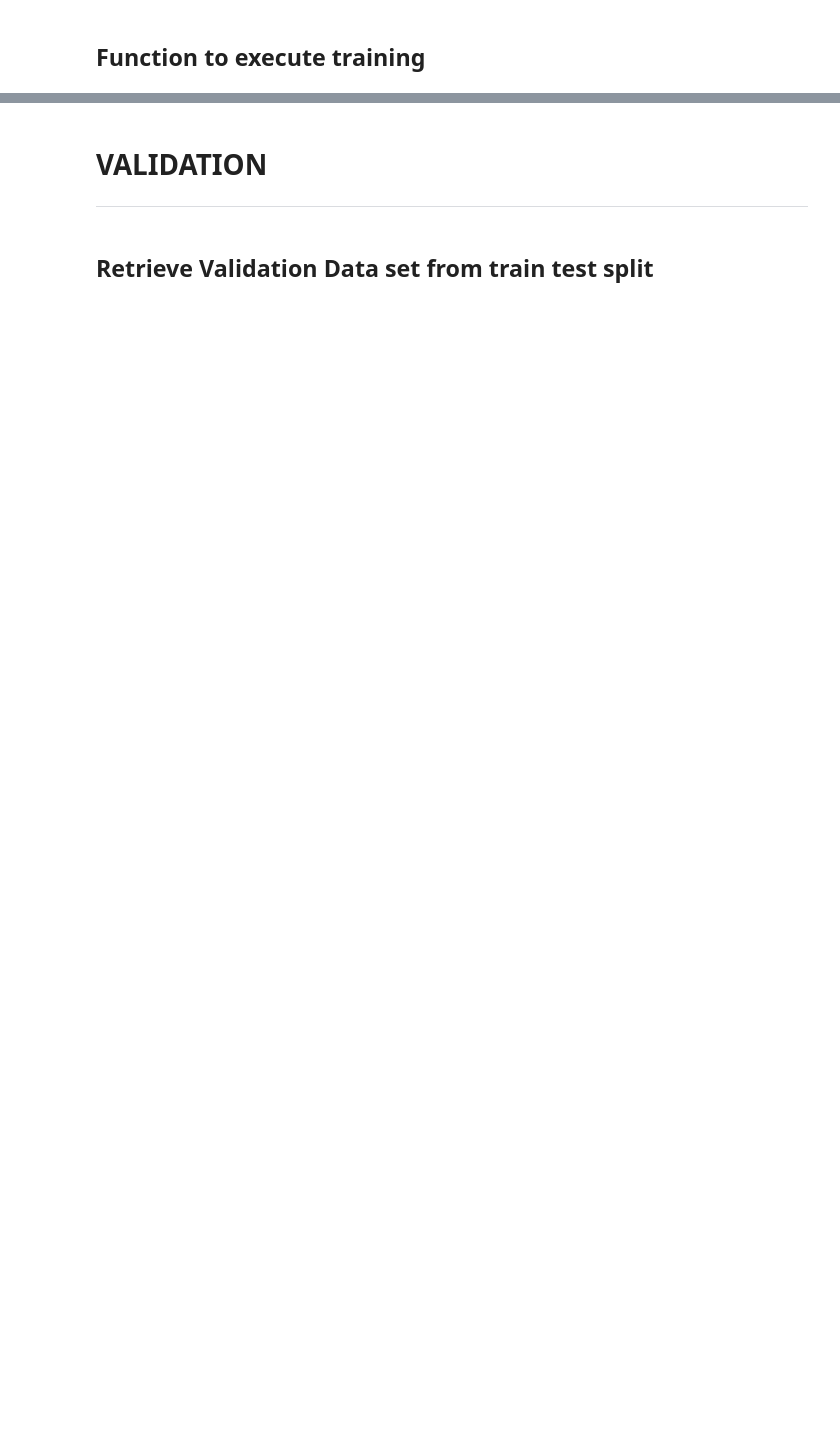
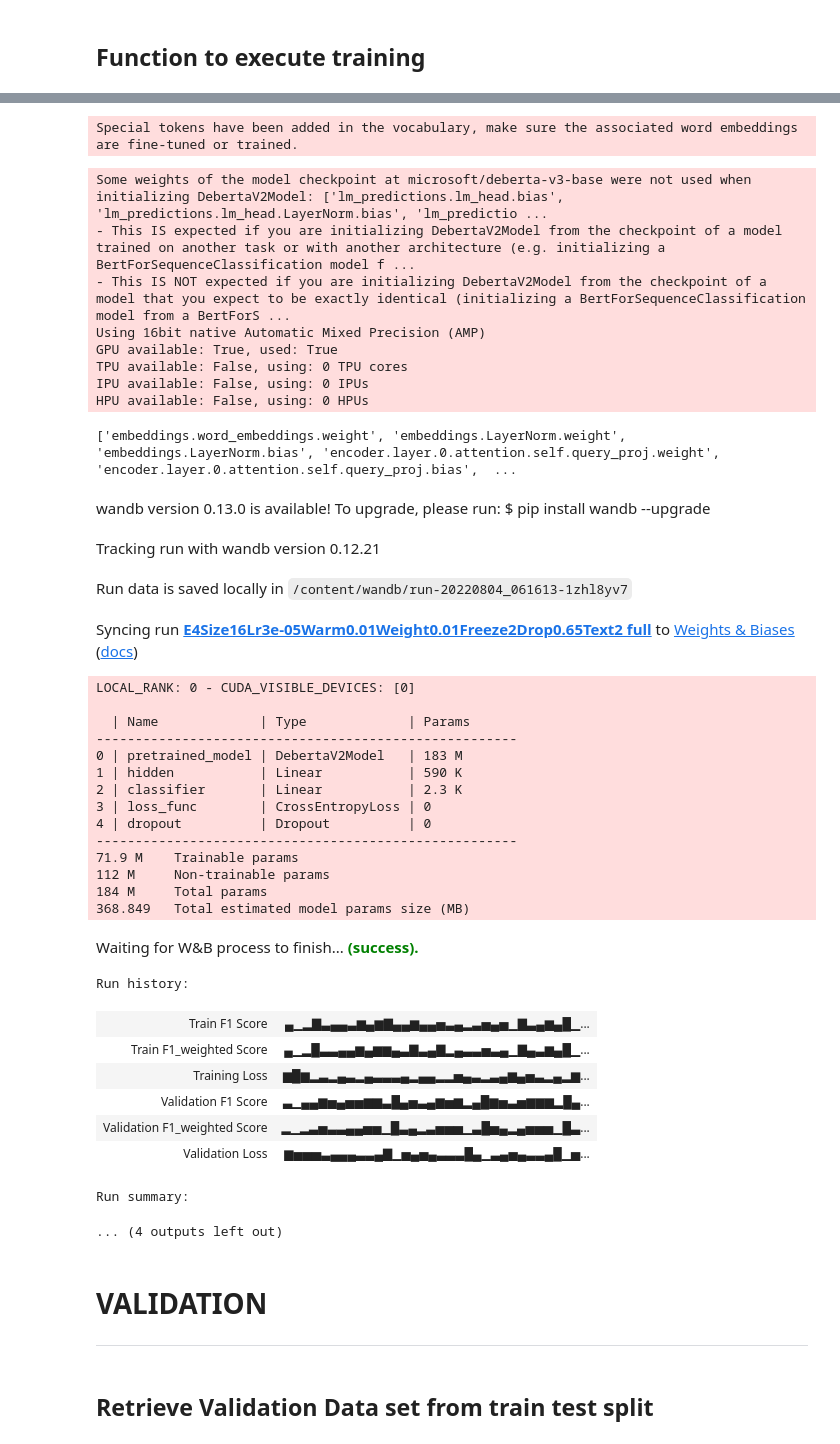
Before and after one commit to kitkeat/Effective-Argument-Prediction-NLP, a Jupyter notebook: 2-modelling-evaluation.ipynb, the cells around one changed output, grey strips where cells are left out. Cells and saved outputs as stored; diff of their text form; code cells hidden in the pictures; blank space fills up the shorter version.

```diff
--- a/2-modelling-evaluation.ipynb
+++ b/2-modelling-evaluation.ipynb
@@ -313,7 +328,7 @@ class _Dataset(Dataset):
         else:
 #             df = pd.read_csv(self.data_path)
             df = self.data_path
-            df = df.sample(1000)
+            # df = df.sample(1000)
             try:
                 df['essay_text']  = df['essay_id'].apply(lambda x: get_essay(x, is_train=True))
             except:
@@ -958,5 +895,5 @@ def train(config,Text_Classifier,project,samplesize, notes,text_method=0):
 
     # Convert model to huggingface compatible model
     model_hf = AutoModel.from_pretrained(config['model_name'],state_dict=config['newly_tuned_model_path'])
-    model_hf.save_pretrained(f"/content/drive/MyDrive/Colab Notebooks/FineTuneModel/{config['name']}-{config['newly_tuned_model_path']}_{timestr}")
+    model_hf.save_pretrained(f"/content/drive/MyDrive/Colab Notebooks/FineTuneModel/{config['name']}_{timestr}")
     return model,config
@@ -1000,13 +1007,52 @@ logits = self.classifier(pooled_output)
 # %%
-# deberta_model,deberta_config = train(config = deberta_config,
-#                       Text_Classifier = DeBerta_Text_Classifier,
-#                       project = 'DeBerta_Text_Classifier',
-#                       samplesize = ' full',
-#                       notes =
-# """
-# pooled_output = self.dropout(pooled_output),
-# pooled_output = self.hidden(pooled_output),
-# pooled_output = F.relu(pooled_output),
-# pooled_output = self.dropout(pooled_output),
-# logits = self.classifier(pooled_output)
-# """)
+deberta_model,deberta_config = train(config = deberta_config,
+                      Text_Classifier = DeBerta_Text_Classifier,
+                      project = 'DeBerta_Text_Classifier',
+                      samplesize = ' full',
+                      notes =
+"""
+pooled_output = self.dropout(pooled_output),
+pooled_output = self.hidden(pooled_output),
+pooled_output = F.relu(pooled_output),
+pooled_output = self.dropout(pooled_output),
+logits = self.classifier(pooled_output)
+""")
+# %% [output]
+Special tokens have been added in the vocabulary, make sure the associated word embeddings are fine-tuned or trained.
+Some weights of the model checkpoint at microsoft/deberta-v3-base were not used when initializing DebertaV2Model: ['lm_predictions.lm_head.bias', 'lm_predictions.lm_head.LayerNorm.bias', 'lm_predictio ...
+- This IS expected if you are initializing DebertaV2Model from the checkpoint of a model trained on another task or with another architecture (e.g. initializing a BertForSequenceClassification model f ...
+- This IS NOT expected if you are initializing DebertaV2Model from the checkpoint of a model that you expect to be exactly identical (initializing a BertForSequenceClassification model from a BertForS ...
+Using 16bit native Automatic Mixed Precision (AMP)
+GPU available: True, used: True
+TPU available: False, using: 0 TPU cores
+IPU available: False, using: 0 IPUs
+HPU available: False, using: 0 HPUs
+['embeddings.word_embeddings.weight', 'embeddings.LayerNorm.weight', 'embeddings.LayerNorm.bias', 'encoder.layer.0.attention.self.query_proj.weight', 'encoder.layer.0.attention.self.query_proj.bias',  ...
+wandb version 0.13.0 is available! To upgrade, please run: $ pip install wandb --upgrade
+Tracking run with wandb version 0.12.21
+Run data is saved locally in /content/wandb/run-20220804_061613-1zhl8yv7
+Syncing run E4Size16Lr3e-05Warm0.01Weight0.01Freeze2Drop0.65Text2 full to Weights & Biases (docs)
+LOCAL_RANK: 0 - CUDA_VISIBLE_DEVICES: [0]
+
+  | Name             | Type             | Params
+------------------------------------------------------
+0 | pretrained_model | DebertaV2Model   | 183 M
+1 | hidden           | Linear           | 590 K
+2 | classifier       | Linear           | 2.3 K
+3 | loss_func        | CrossEntropyLoss | 0
+4 | dropout          | Dropout          | 0
+------------------------------------------------------
+71.9 M    Trainable params
+112 M     Non-trainable params
+184 M     Total params
+368.849   Total estimated model params size (MB)
+Waiting for W&B process to finish... (success).
+Run history:
+| Train F1 Score | ▄▁▂▇▃▄▄▃▆▄▆▇▄▄▆▄▄▅▃▄▂▃▅▄▅▁▇▃▄▆▄█▁... |
+| Train F1_weighted Score | ▄▁▂█▃▃▄▄▆▄▆▆▄▃▇▃▄▇▂▄▃▃▅▃▄▁▇▄▃▆▄█▁... |
+| Training Loss | ▆█▆▂▃▂▄▃▂▄▃▃▃▄▂▄▄▂▂▅▄▃▂▃▄▆▄▅▃▂▄▂▆... |
+| Validation F1 Score | ▃▁▄▄▆▅▄▅▅▆▆▃█▄▅▃▄▆▅▆▂▄█▆▅▃▅▆▆▆▂█▄... |
+| Validation F1_weighted Score | ▂▁▂▃▅▃▃▄▄▅▅▁█▃▄▂▃▅▅▅▁▃█▅▄▂▄▅▅▅▁█▃... |
+| Validation Loss | ▆▅▅▅▃▄▄▄▃▃▄▇▁▅▄▅▄▃▃▃█▄▁▃▄▅▄▃▃▄█▁▅... |
+Run summary:
+... (4 outputs left out)
```
Also changed, not shown: parts of 26 cells of this notebook.
